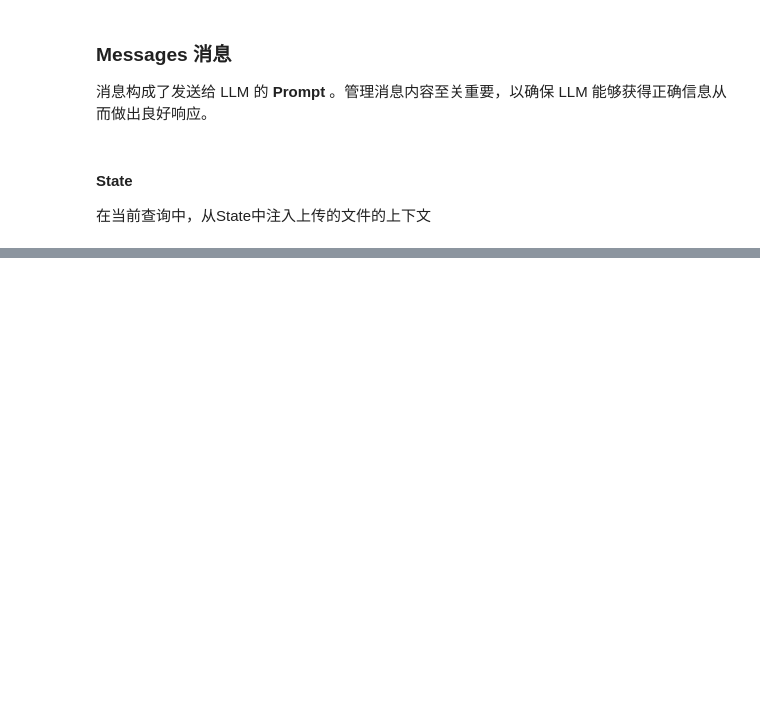
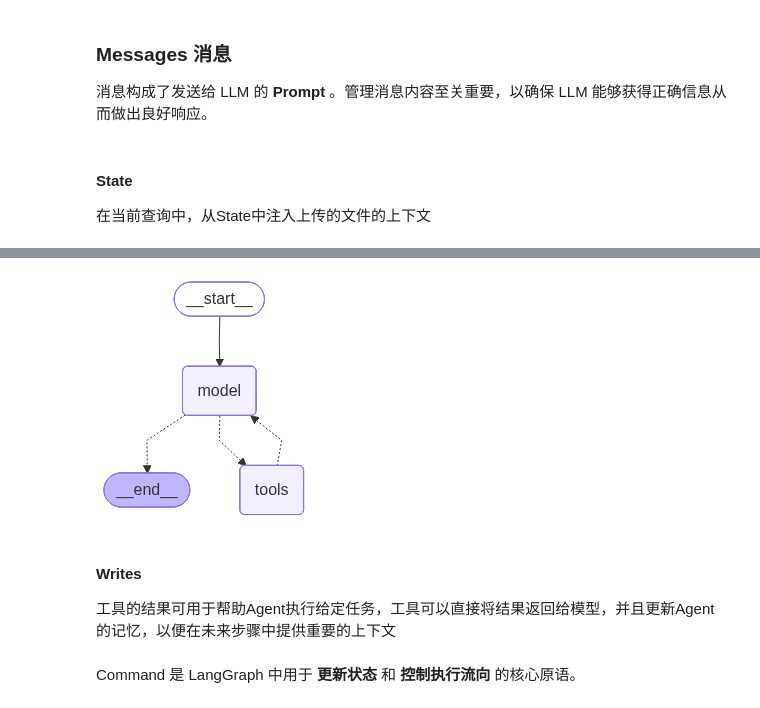
Before and after one commit to Chasen-Liao/langchain-doc, a Jupyter notebook: Advanced-Usage/Context_engineering.ipynb, the cells around one changed output, grey strips where cells are left out. Cells and saved outputs as stored; diff of their text form; code cells hidden in the pictures; blank space fills up the shorter version.

```diff
--- a/Advanced-Usage/Context_engineering.ipynb
+++ b/Advanced-Usage/Context_engineering.ipynb
@@ -359,0 +801,26 @@ agent = create_agent(
+# %%
+# ? 从State中读取以检查当前会话信息
+from langchain.tools import tool, ToolRuntime
+from langchain.agents import create_agent
+
+
+@tool()
+def check_authentication(runtime: ToolRuntime) -> str:
+    """Check if user is authenticated."""
+    # Read from State: check current auth status
+    current_state = runtime.state
+    # runtime.state is a dict-like object
+    # 类似dict的对象
+    is_authenticated = current_state.get("authenticated", False)
+
+    if is_authenticated:
+        return "User is authenticated"
+    else:
+        return "User is not authenticated"
+
+
+agent = create_agent(model=llm, tools=[check_authentication])
+
+agent
+# %% [output]
+[figure, added]
@@ -359,0 +907,5 @@ agent = create_agent(
+# %% [markdown]
+#### Writes
+工具的结果可用于帮助Agent执行给定任务，工具可以直接将结果返回给模型，并且更新Agent的记忆，以便在未来步骤中提供重要的上下文
+# %% [markdown]
+Command 是 LangGraph 中用于 **更新状态** 和 **控制执行流向** 的核心原语。
```
Also changed, not shown: parts of 38 cells of this notebook, 29 other files.
